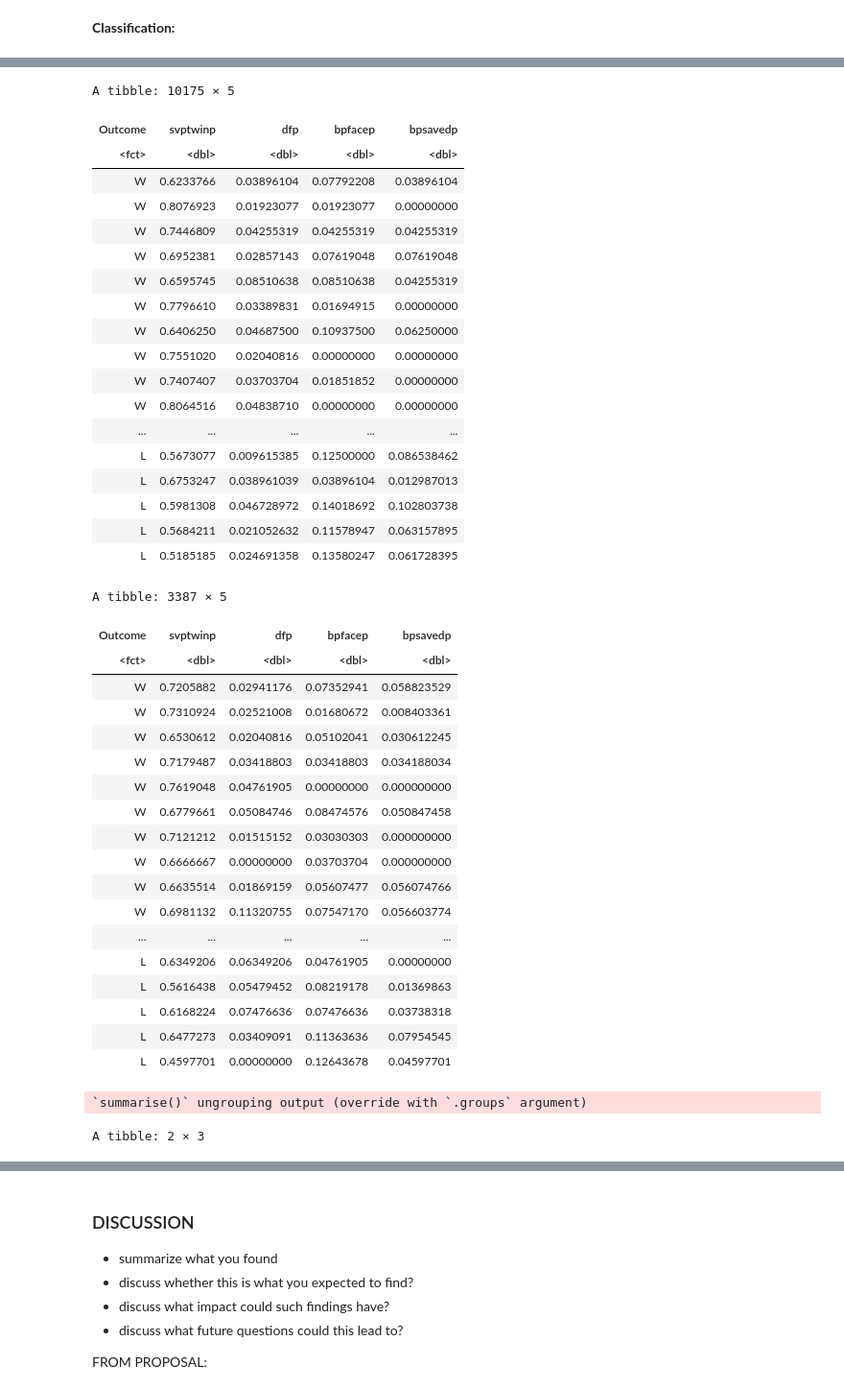
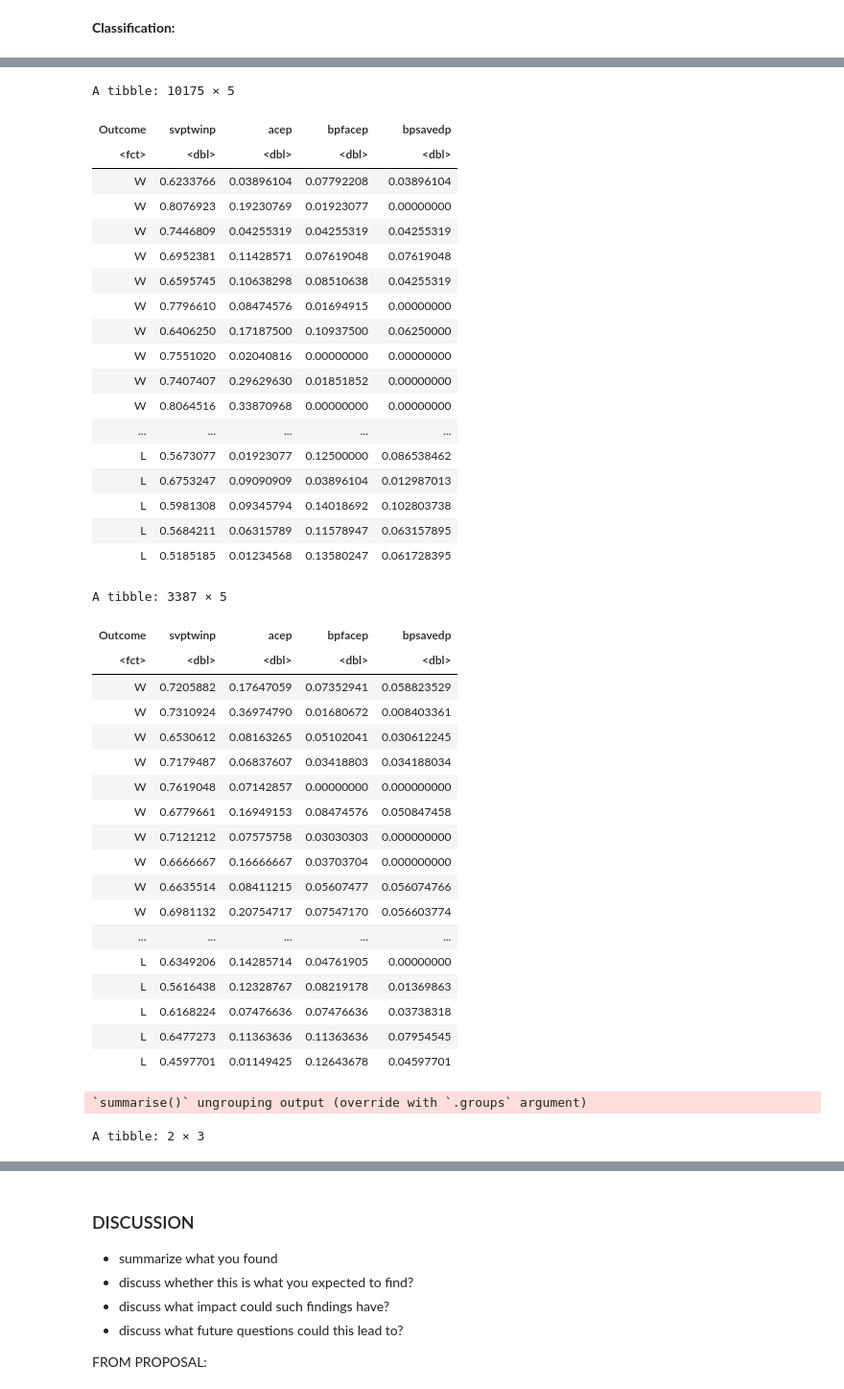
Before and after one commit to saucedo111/-Predicting-Tennis-Match-Outcomes, a Jupyter notebook: final_report.ipynb, the cells around one changed output, grey strips where cells are left out. Shown at 96% size. Drawn from its saved outputs; the diff is of its cells as text; code cells hidden in the pictures.

```diff
--- a/final_report.ipynb
+++ b/final_report.ipynb
@@ -450,70 +451,71 @@ Variable balance is also checked
 tennis_train_final <- tennis_train %>%
 drop_na()%>%
 mutate(svptwinp= (firstWon+secondWon)/svpt,
-       dfp= df/svpt,
+       acep= ace/svpt,
        bpfacep = bpFaced/svpt,
        bpsavedp = bpSaved/svpt,
        Outcome = as_factor(Outcome))%>%
 select(Outcome:bpsavedp)%>%
 select(-Index)
 tennis_train_final
 tennis_test_final <- tennis_test %>%
 drop_na()%>%
 mutate(svptwinp= (firstWon+secondWon)/svpt,
-       dfp= df/svpt,
+       acep= ace/svpt,
        bpfacep = bpFaced/svpt,
        bpsavedp = bpSaved/svpt,
        Outcome = as_factor(Outcome))%>%
 select(Outcome:bpsavedp)%>%
 select(-Index)
 tennis_test_final
+# Check to see the balance of outcomes after removing NAs just in case
 num_obs <- nrow(tennis_train_final)
 tennis_train_final %>%
   group_by(Outcome) %>%
   summarize(
     count = n(),
     percentage = n() / num_obs * 100
   )%>%
 ungroup()
 # %% [output]
 A tibble: 10175 × 5
-| Outcome | svptwinp | dfp | bpfacep | bpsavedp |
+| Outcome | svptwinp | acep | bpfacep | bpsavedp |
 | <fct> | <dbl> | <dbl> | <dbl> | <dbl> |
 | W | 0.6233766 | 0.03896104 | 0.07792208 | 0.03896104 |
-| W | 0.8076923 | 0.01923077 | 0.01923077 | 0.00000000 |
+| W | 0.8076923 | 0.19230769 | 0.01923077 | 0.00000000 |
 | W | 0.7446809 | 0.04255319 | 0.04255319 | 0.04255319 |
-| W | 0.6952381 | 0.02857143 | 0.07619048 | 0.07619048 |
-| W | 0.6595745 | 0.08510638 | 0.08510638 | 0.04255319 |
-| W | 0.7796610 | 0.03389831 | 0.01694915 | 0.00000000 |
-| W | 0.6406250 | 0.04687500 | 0.10937500 | 0.06250000 |
+| W | 0.6952381 | 0.11428571 | 0.07619048 | 0.07619048 |
+| W | 0.6595745 | 0.10638298 | 0.08510638 | 0.04255319 |
+| W | 0.7796610 | 0.08474576 | 0.01694915 | 0.00000000 |
+| W | 0.6406250 | 0.17187500 | 0.10937500 | 0.06250000 |
 | W | 0.7551020 | 0.02040816 | 0.00000000 | 0.00000000 |
-| W | 0.7407407 | 0.03703704 | 0.01851852 | 0.00000000 |
-| W | 0.8064516 | 0.04838710 | 0.00000000 | 0.00000000 |
+| W | 0.7407407 | 0.29629630 | 0.01851852 | 0.00000000 |
+| W | 0.8064516 | 0.33870968 | 0.00000000 | 0.00000000 |
 | ... | ... | ... | ... | ... |
-| L | 0.5673077 | 0.009615385 | 0.12500000 | 0.086538462 |
-| L | 0.6753247 | 0.038961039 | 0.03896104 | 0.012987013 |
-| L | 0.5981308 | 0.046728972 | 0.14018692 | 0.102803738 |
-| L | 0.5684211 | 0.021052632 | 0.11578947 | 0.063157895 |
-| L | 0.5185185 | 0.024691358 | 0.13580247 | 0.061728395 |
+| L | 0.5673077 | 0.01923077 | 0.12500000 | 0.086538462 |
+| L | 0.6753247 | 0.09090909 | 0.03896104 | 0.012987013 |
+| L | 0.5981308 | 0.09345794 | 0.14018692 | 0.102803738 |
+| L | 0.5684211 | 0.06315789 | 0.11578947 | 0.063157895 |
+| L | 0.5185185 | 0.01234568 | 0.13580247 | 0.061728395 |
 A tibble: 3387 × 5
-| Outcome | svptwinp | dfp | bpfacep | bpsavedp |
+| Outcome | svptwinp | acep | bpfacep | bpsavedp |
 | <fct> | <dbl> | <dbl> | <dbl> | <dbl> |
-| W | 0.7205882 | 0.02941176 | 0.07352941 | 0.058823529 |
-| W | 0.7310924 | 0.02521008 | 0.01680672 | 0.008403361 |
-| W | 0.6530612 | 0.02040816 | 0.05102041 | 0.030612245 |
-| W | 0.7179487 | 0.03418803 | 0.03418803 | 0.034188034 |
-| W | 0.7619048 | 0.04761905 | 0.00000000 | 0.000000000 |
-| W | 0.6779661 | 0.05084746 | 0.08474576 | 0.050847458 |
-| W | 0.7121212 | 0.01515152 | 0.03030303 | 0.000000000 |
-| W | 0.6666667 | 0.00000000 | 0.03703704 | 0.000000000 |
-| W | 0.6635514 | 0.01869159 | 0.05607477 | 0.056074766 |
-| W | 0.6981132 | 0.11320755 | 0.07547170 | 0.056603774 |
+| W | 0.7205882 | 0.17647059 | 0.07352941 | 0.058823529 |
+| W | 0.7310924 | 0.36974790 | 0.01680672 | 0.008403361 |
+| W | 0.6530612 | 0.08163265 | 0.05102041 | 0.030612245 |
+| W | 0.7179487 | 0.06837607 | 0.03418803 | 0.034188034 |
+| W | 0.7619048 | 0.07142857 | 0.00000000 | 0.000000000 |
+| W | 0.6779661 | 0.16949153 | 0.08474576 | 0.050847458 |
+| W | 0.7121212 | 0.07575758 | 0.03030303 | 0.000000000 |
+| W | 0.6666667 | 0.16666667 | 0.03703704 | 0.000000000 |
+| W | 0.6635514 | 0.08411215 | 0.05607477 | 0.056074766 |
+| W | 0.6981132 | 0.20754717 | 0.07547170 | 0.056603774 |
 | ... | ... | ... | ... | ... |
-| L | 0.6349206 | 0.06349206 | 0.04761905 | 0.00000000 |
-| L | 0.5616438 | 0.05479452 | 0.08219178 | 0.01369863 |
+| L | 0.6349206 | 0.14285714 | 0.04761905 | 0.00000000 |
+| L | 0.5616438 | 0.12328767 | 0.08219178 | 0.01369863 |
 | L | 0.6168224 | 0.07476636 | 0.07476636 | 0.03738318 |
-| L | 0.6477273 | 0.03409091 | 0.11363636 | 0.07954545 |
-| L | 0.4597701 | 0.00000000 | 0.12643678 | 0.04597701 |
+| L | 0.6477273 | 0.11363636 | 0.11363636 | 0.07954545 |
+| L | 0.4597701 | 0.01149425 | 0.12643678 | 0.04597701 |
 `summarise()` ungrouping output (override with `.groups` argument)
 A tibble: 2 × 3
 | Outcome | count | percentage |
```
Also changed, not shown: parts of 4 cells of this notebook.
